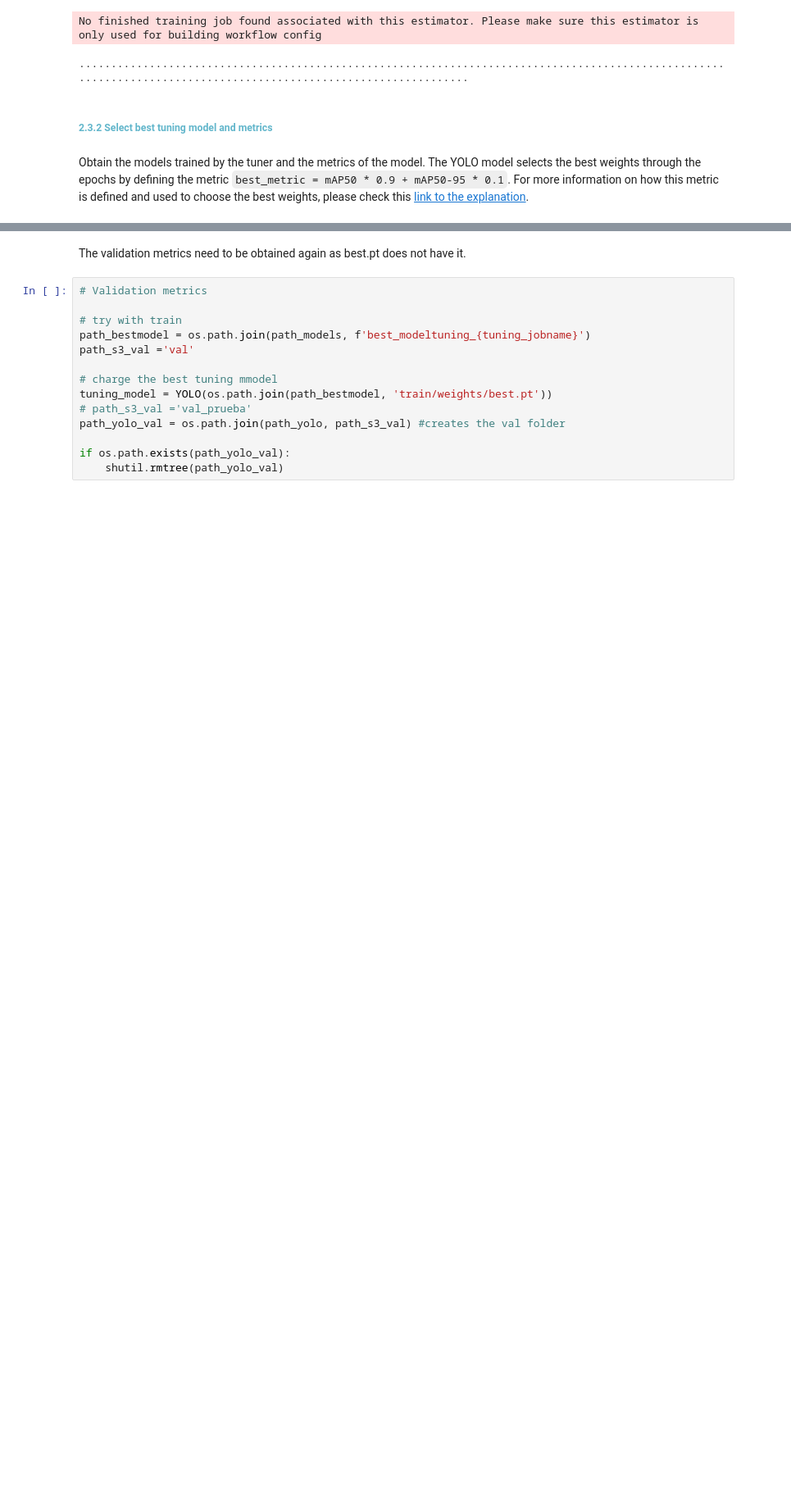
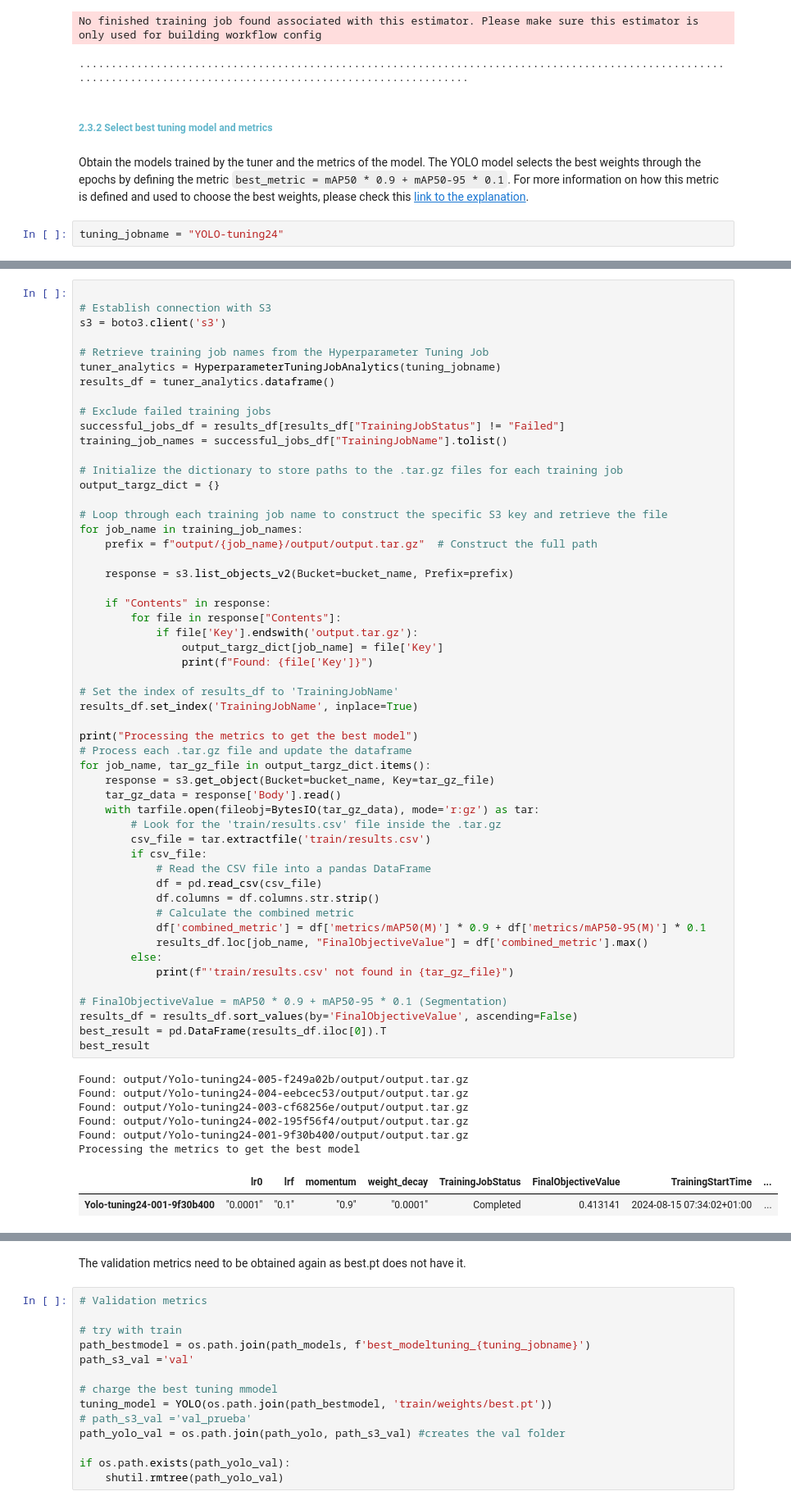
Before and after one commit to ACM40960/project-danielquesada89, a Jupyter notebook: Notebooks/4_yolo_code.ipynb, the cells around one changed output, grey strips where cells are left out. Shown at 82% size. Cells and saved outputs as stored; diff of their text form; blank space fills up the shorter version.

```diff
--- a/Notebooks/4_yolo_code.ipynb
+++ b/Notebooks/4_yolo_code.ipynb
@@ -579,6 +592,8 @@ No finished training job found associated with this estimator. Please make sure
 ##### <font color="#62b6cb"> 2.3.2 Select best tuning model and metrics  <a name="id232"></a>
 # %% [markdown]
 Obtain the models trained by the tuner and the metrics of the model. The YOLO model selects the best weights through the epochs by defining the metric `best_metric = mAP50 * 0.9 + mAP50-95 * 0.1`. For more information on how this metric is defined and used to choose the best weights, please check this [link to the explanation](https://github.com/ultralytics/ultralytics/issues/14873).
+# %%
+tuning_jobname = "YOLO-tuning24"
 # %%
 # stablish conexion with s3
 s3 = boto3.client('s3')
@@ -587,6 +601,68 @@ s3 = boto3.client('s3')
 tuner_analytics = HyperparameterTuningJobAnalytics(tuning_jobname)
 results_df = tuner_analytics.dataframe()
 training_job_names = results_df["TrainingJobName"].tolist()
+# %%
+
+# Establish connection with S3
+s3 = boto3.client('s3')
+
+# Retrieve training job names from the Hyperparameter Tuning Job
+tuner_analytics = HyperparameterTuningJobAnalytics(tuning_jobname)
+results_df = tuner_analytics.dataframe()
+
+# Exclude failed training jobs
+successful_jobs_df = results_df[results_df["TrainingJobStatus"] != "Failed"]
+training_job_names = successful_jobs_df["TrainingJobName"].tolist()
+
+# Initialize the dictionary to store paths to the .tar.gz files for each training job
+output_targz_dict = {}
+
+# Loop through each training job name to construct the specific S3 key and retrieve the file
+for job_name in training_job_names:
+    prefix = f"output/{job_name}/output/output.tar.gz"  # Construct the full path
+
+    response = s3.list_objects_v2(Bucket=bucket_name, Prefix=prefix)
+
+    if "Contents" in response:
+        for file in response["Contents"]:
+            if file['Key'].endswith('output.tar.gz'):
+                output_targz_dict[job_name] = file['Key']
+                print(f"Found: {file['Key']}")
+
+# Set the index of results_df to 'TrainingJobName'
+results_df.set_index('TrainingJobName', inplace=True)
+
+print("Processing the metrics to get the best model")
+# Process each .tar.gz file and update the dataframe
+for job_name, tar_gz_file in output_targz_dict.items():
+    response = s3.get_object(Bucket=bucket_name, Key=tar_gz_file)
+    tar_gz_data = response['Body'].read()
+    with tarfile.open(fileobj=BytesIO(tar_gz_data), mode='r:gz') as tar:
+        # Look for the 'train/results.csv' file inside the .tar.gz
+        csv_file = tar.extractfile('train/results.csv')
+        if csv_file:
+            # Read the CSV file into a pandas DataFrame
+            df = pd.read_csv(csv_file)
+            df.columns = df.columns.str.strip()
+            # Calculate the combined metric
+            df['combined_metric'] = df['metrics/mAP50(M)'] * 0.9 + df['metrics/mAP50-95(M)'] * 0.1
+            results_df.loc[job_name, "FinalObjectiveValue"] = df['combined_metric'].max()
+        else:
+            print(f"'train/results.csv' not found in {tar_gz_file}")
+
+# FinalObjectiveValue = mAP50 * 0.9 + mAP50-95 * 0.1 (Segmentation)
+results_df = results_df.sort_values(by='FinalObjectiveValue', ascending=False)
+best_result = pd.DataFrame(results_df.iloc[0]).T
+best_result
+# %% [output]
+Found: output/Yolo-tuning24-005-f249a02b/output/output.tar.gz
+Found: output/Yolo-tuning24-004-eebcec53/output/output.tar.gz
+Found: output/Yolo-tuning24-003-cf68256e/output/output.tar.gz
+Found: output/Yolo-tuning24-002-195f56f4/output/output.tar.gz
+Found: output/Yolo-tuning24-001-9f30b400/output/output.tar.gz
+Processing the metrics to get the best model
+|  | lr0 | lrf | momentum | weight_decay | TrainingJobStatus | FinalObjectiveValue | TrainingStartTime | ... |
+| Yolo-tuning24-001-9f30b400 | "0.0001" | "0.1" | "0.9" | "0.0001" | Completed | 0.413141 | 2024-08-15 07:34:02+01:00 | ... |
 # %%
 results_df
 # %% [output]
```
Also changed, not shown: parts of 33 cells of this notebook, 28 other files.
